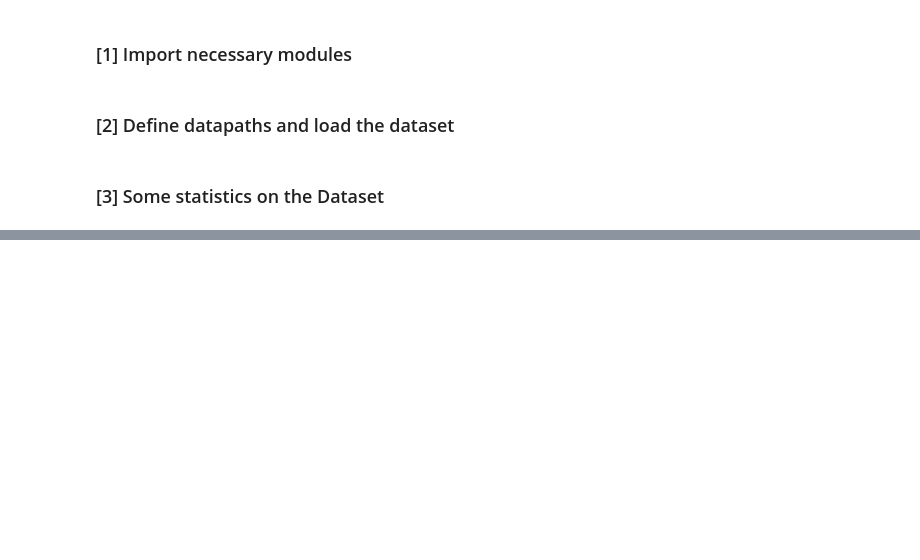
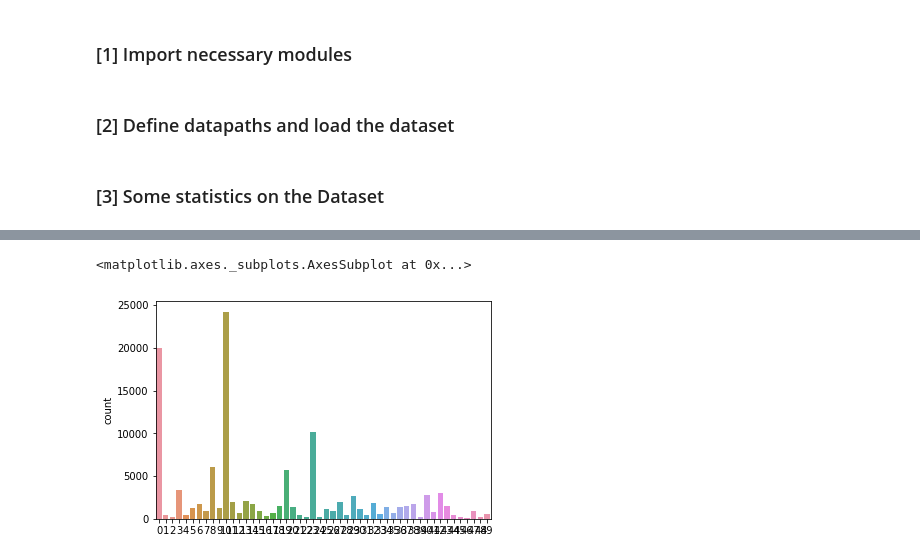
Before and after one commit to rahul99/menu-recommendation, a Jupyter notebook: driver.ipynb, the cells around one changed output, grey strips where cells are left out. Drawn from its saved outputs; the diff is of its cells as text; code cells hidden in the pictures; blank space fills up the shorter version.

```diff
--- a/driver.ipynb
+++ b/driver.ipynb
@@ -99,0 +101,7 @@ ax.set(ylim=(10, 40))
+# %%
+# instantiate labelencoder object
+le = LabelEncoder()
+from sklearn.feature_extraction.text import TfidfVectorizer
+vectorizer = TfidfVectorizer()
+product_feat = vectorizer.fit_transform(dataset['product_name'])
+print("Shape of TF-IDF features from product name: {}".format(product_feat.shape))
@@ -99,0 +110,5 @@ ax.set(ylim=(10, 40))
+# %%
+# learnable-parameters. Out of the scope of current-work. Can be tuned in the future
+svd = TruncatedSVD(n_components=10, n_iter=7, random_state=42)
+product_feat = svd.fit_transform(product_feat)
+print("Shape of transformed features from product name: {}".format(product_feat.shape))
@@ -99,0 +117,6 @@ ax.set(ylim=(10, 40))
+# %%
+# Combine the product and geo dataset as a final preparation for clustering
+geo_feat = dataset.vendor_geohash.tolist() # get (x,y) cordiants for each geohash
+geo_feat = [map_geohash(item) for item in geo_feat]
+geo_feat = np.asarray(geo_feat)
+print("Shape of transformed features from vendor geohash: {}".format(geo_feat.shape))
@@ -99,0 +129,16 @@ ax.set(ylim=(10, 40))
+# %%
+# optimal value of `n_clusters` currently out of scope of the present work. To be determined in future
+data = np.column_stack((geo_feat,product_feat))
+# del geo_feat
+# del product_feat
+
+km = KMeans(n_clusters=50)
+km.fit(data)
+labels = km.labels_
+dataset['labels'] = labels
+# %%
+# Distribution of records in different clusters.
+sns.countplot(labels)
+# %% [output]
+<matplotlib.axes._subplots.AxesSubplot at 0x...>
+[figure, added]
```
Also changed, not shown: parts of 38 cells of this notebook.
